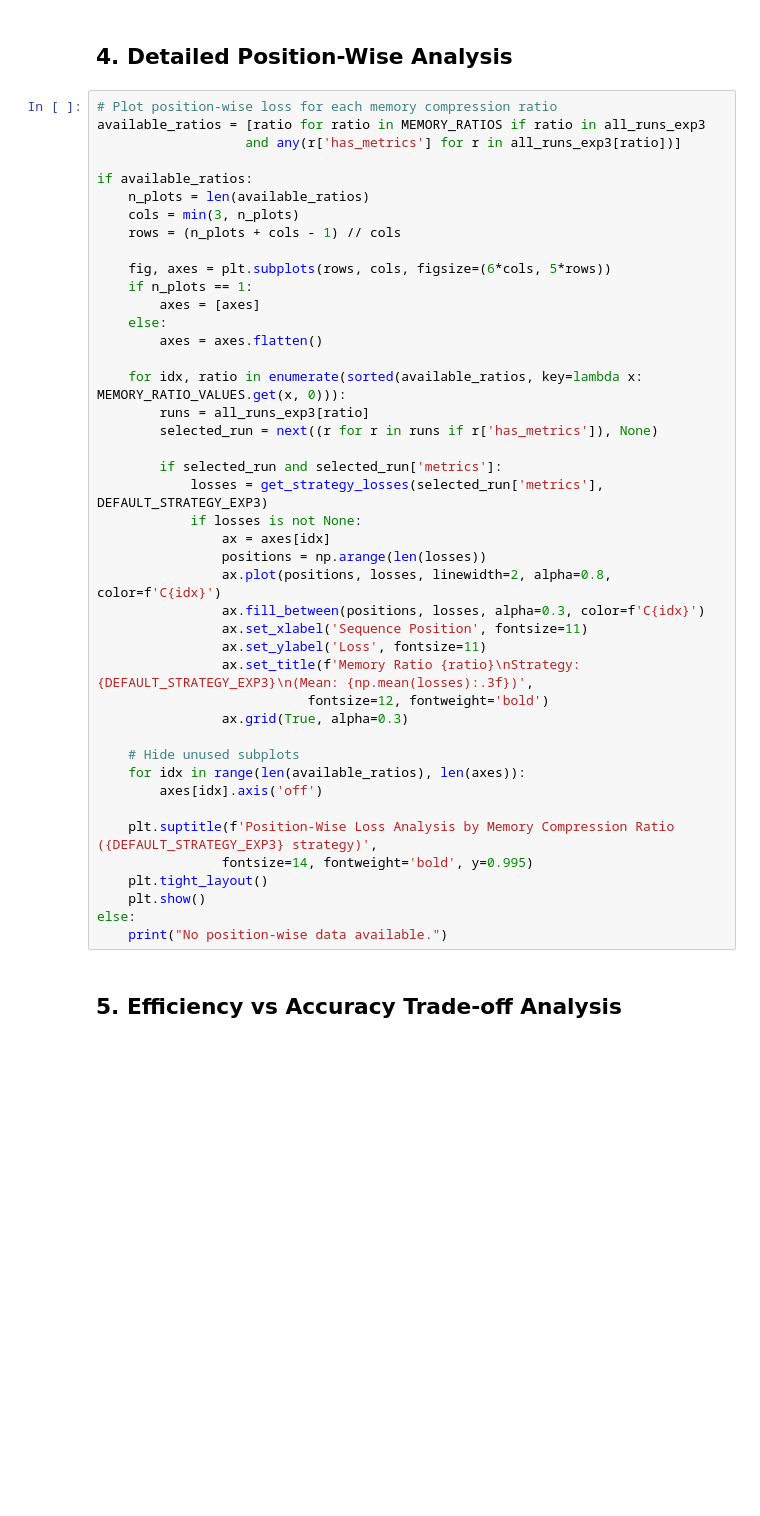
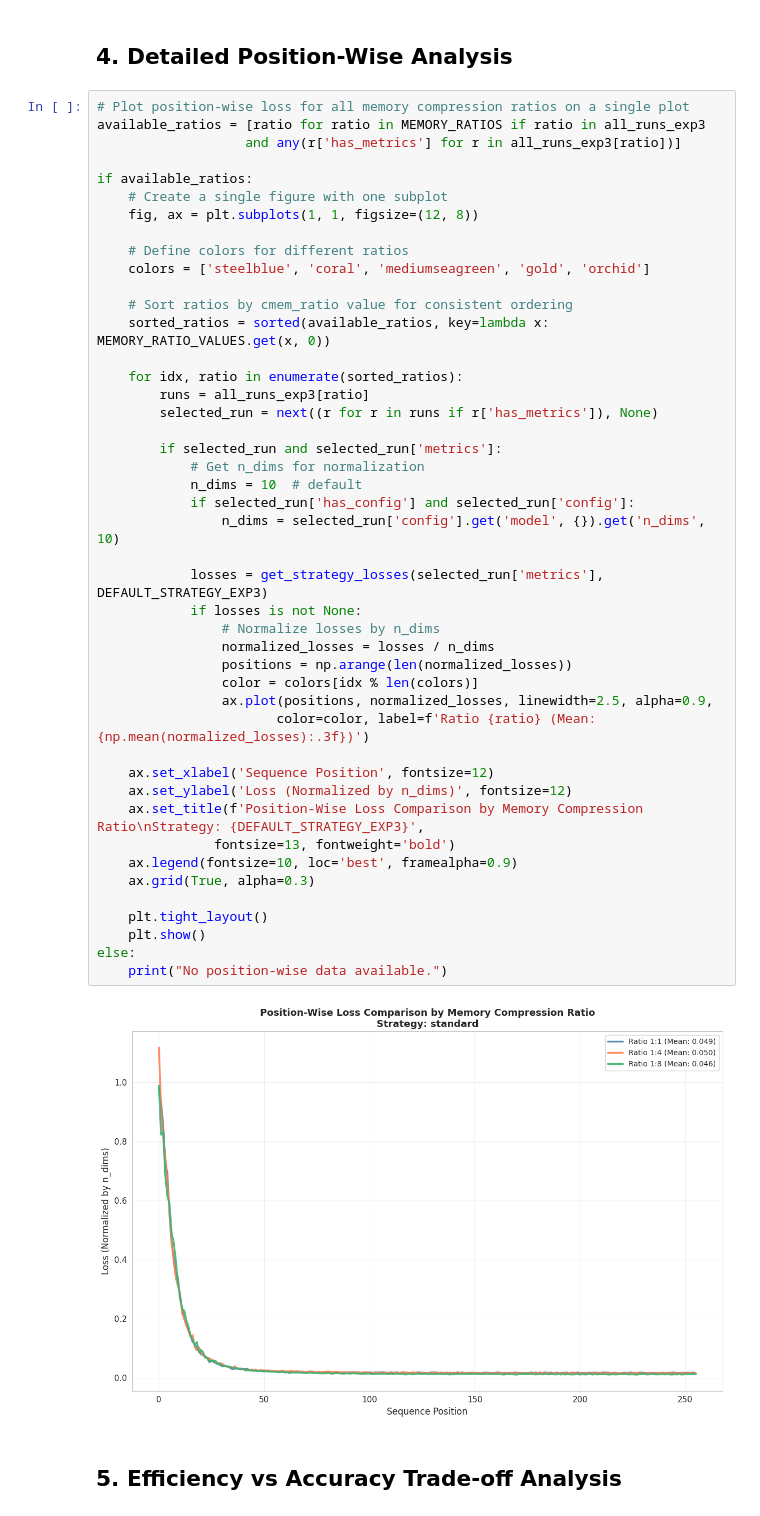
Before and after one commit to Jun-tsune/CS282_Final_Project, a Jupyter notebook: src/xi.ipynb, the cells around one changed output. Saved outputs shown, nothing was run; the diff lists cells and outputs as text; blank space fills up the shorter version.

```diff
--- a/src/xi.ipynb
+++ b/src/xi.ipynb
@@ -828,48 +973,52 @@ else:
 # %% [markdown]
 ## 4. Detailed Position-Wise Analysis
 # %%
-# Plot position-wise loss for each memory compression ratio
+# Plot position-wise loss for all memory compression ratios on a single plot
 available_ratios = [ratio for ratio in MEMORY_RATIOS if ratio in all_runs_exp3
                    and any(r['has_metrics'] for r in all_runs_exp3[ratio])]
 
 if available_ratios:
-    n_plots = len(available_ratios)
-    cols = min(3, n_plots)
-    rows = (n_plots + cols - 1) // cols
+    # Create a single figure with one subplot
+    fig, ax = plt.subplots(1, 1, figsize=(12, 8))
 
-    fig, axes = plt.subplots(rows, cols, figsize=(6*cols, 5*rows))
-    if n_plots == 1:
-        axes = [axes]
-    else:
-        axes = axes.flatten()
+    # Define colors for different ratios
+    colors = ['steelblue', 'coral', 'mediumseagreen', 'gold', 'orchid']
 
-    for idx, ratio in enumerate(sorted(available_ratios, key=lambda x: MEMORY_RATIO_VALUES.get(x, 0))):
+    # Sort ratios by cmem_ratio value for consistent ordering
+    sorted_ratios = sorted(available_ratios, key=lambda x: MEMORY_RATIO_VALUES.get(x, 0))
+
+    for idx, ratio in enumerate(sorted_ratios):
         runs = all_runs_exp3[ratio]
         selected_run = next((r for r in runs if r['has_metrics']), None)
 
         if selected_run and selected_run['metrics']:
+            # Get n_dims for normalization
+            n_dims = 10  # default
+            if selected_run['has_config'] and selected_run['config']:
+                n_dims = selected_run['config'].get('model', {}).get('n_dims', 10)
+
             losses = get_strategy_losses(selected_run['metrics'], DEFAULT_STRATEGY_EXP3)
             if losses is not None:
-                ax = axes[idx]
-                positions = np.arange(len(losses))
-                ax.plot(positions, losses, linewidth=2, alpha=0.8, color=f'C{idx}')
-                ax.fill_between(positions, losses, alpha=0.3, color=f'C{idx}')
-                ax.set_xlabel('Sequence Position', fontsize=11)
-                ax.set_ylabel('Loss', fontsize=11)
-                ax.set_title(f'Memory Ratio {ratio}\nStrategy: {DEFAULT_STRATEGY_EXP3}\n(Mean: {np.mean(losses):.3f})',
-                           fontsize=12, fontweight='bold')
-                ax.grid(True, alpha=0.3)
+                # Normalize losses by n_dims
+                normalized_losses = losses / n_dims
+                positions = np.arange(len(normalized_losses))
+                color = colors[idx % len(colors)]
+                ax.plot(positions, normalized_losses, linewidth=2.5, alpha=0.9,
+                       color=color, label=f'Ratio {ratio} (Mean: {np.mean(normalized_losses):.3f})')
 
-    # Hide unused subplots
-    for idx in range(len(available_ratios), len(axes)):
-        axes[idx].axis('off')
+    ax.set_xlabel('Sequence Position', fontsize=12)
+    ax.set_ylabel('Loss (Normalized by n_dims)', fontsize=12)
+    ax.set_title(f'Position-Wise Loss Comparison by Memory Compression Ratio\nStrategy: {DEFAULT_STRATEGY_EXP3}',
+               fontsize=13, fontweight='bold')
+    ax.legend(fontsize=10, loc='best', framealpha=0.9)
+    ax.grid(True, alpha=0.3)
 
-    plt.suptitle(f'Position-Wise Loss Analysis by Memory Compression Ratio ({DEFAULT_STRATEGY_EXP3} strategy)',
-                fontsize=14, fontweight='bold', y=0.995)
     plt.tight_layout()
     plt.show()
 else:
     print("No position-wise data available.")
+# %% [output]
+[figure, added]
 # %% [markdown]
 ## 5. Efficiency vs Accuracy Trade-off Analysis
 # %%
```
Also changed, not shown: parts of 17 cells of this notebook, 9 other files.
